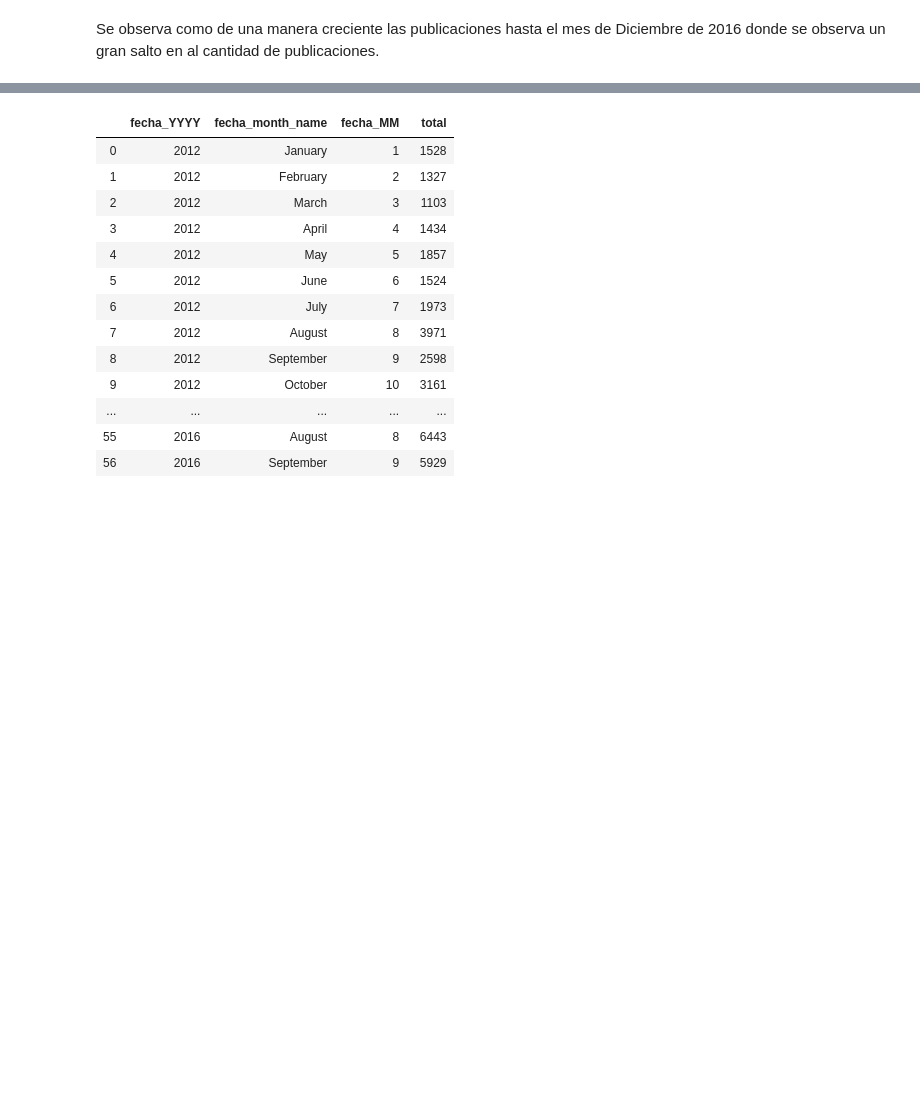
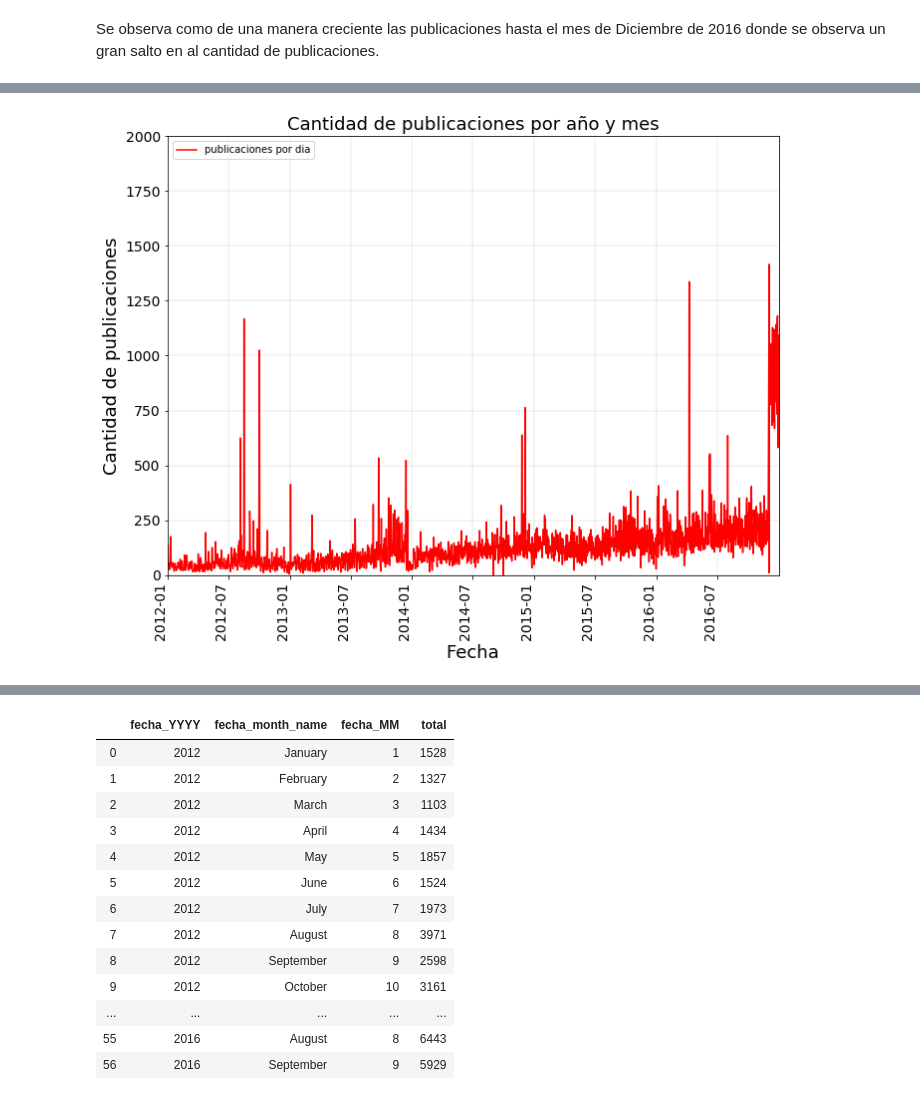
Before and after one commit to cessar5/7506_20192C, a Jupyter notebook: tp1.ipynb, the cells around one changed output, grey strips where cells are left out. Cells and saved outputs as stored; diff of their text form; code cells hidden in the pictures; blank space fills up the shorter version.

```diff
--- a/tp1.ipynb
+++ b/tp1.ipynb
@@ -767,3 +781,8 @@ plt.show()
 [figure]
 # %% [markdown]
 Se observa como de una manera creciente las publicaciones hasta el mes de Diciembre de 2016 donde se observa un gran salto en al cantidad de publicaciones.
+# %%
+dfZP_fecha_YYYYMM2 = dfZP.groupby(['fecha_YYYYMMDD'])['total'].sum()
+dfZP_fecha_YYYYMM2.reset_index().sort_values(['fecha_YYYYMMDD'])
+
+dfZP_fecha_YYYYMM2.to_frame()
@@ -769,0 +804,12 @@ Se observa como de una manera creciente las publicaciones hasta el mes de Diciem
+# %%
+
+dfZP_fecha_YYYYMM2.to_frame().loc[:,'total'].plot(rot=90,figsize=(11,9),color='Red', fontsize=14,x_compat=True, ylim=(0, 2000))
+plt.grid(color='grey', linestyle='-', linewidth=0.2, alpha=0.8)
+plt.title('Cantidad de publicaciones por año y mes',fontsize=18);
+plt.ylabel('Cantidad de publicaciones',fontsize=18);
+plt.xlabel('Fecha',fontsize=18);
+plt.legend(['publicaciones por dia'], loc='upper left');
+
+plt.show()
+# %% [output]
+[figure, added]
```
Also changed, not shown: parts of 38 cells of this notebook.
